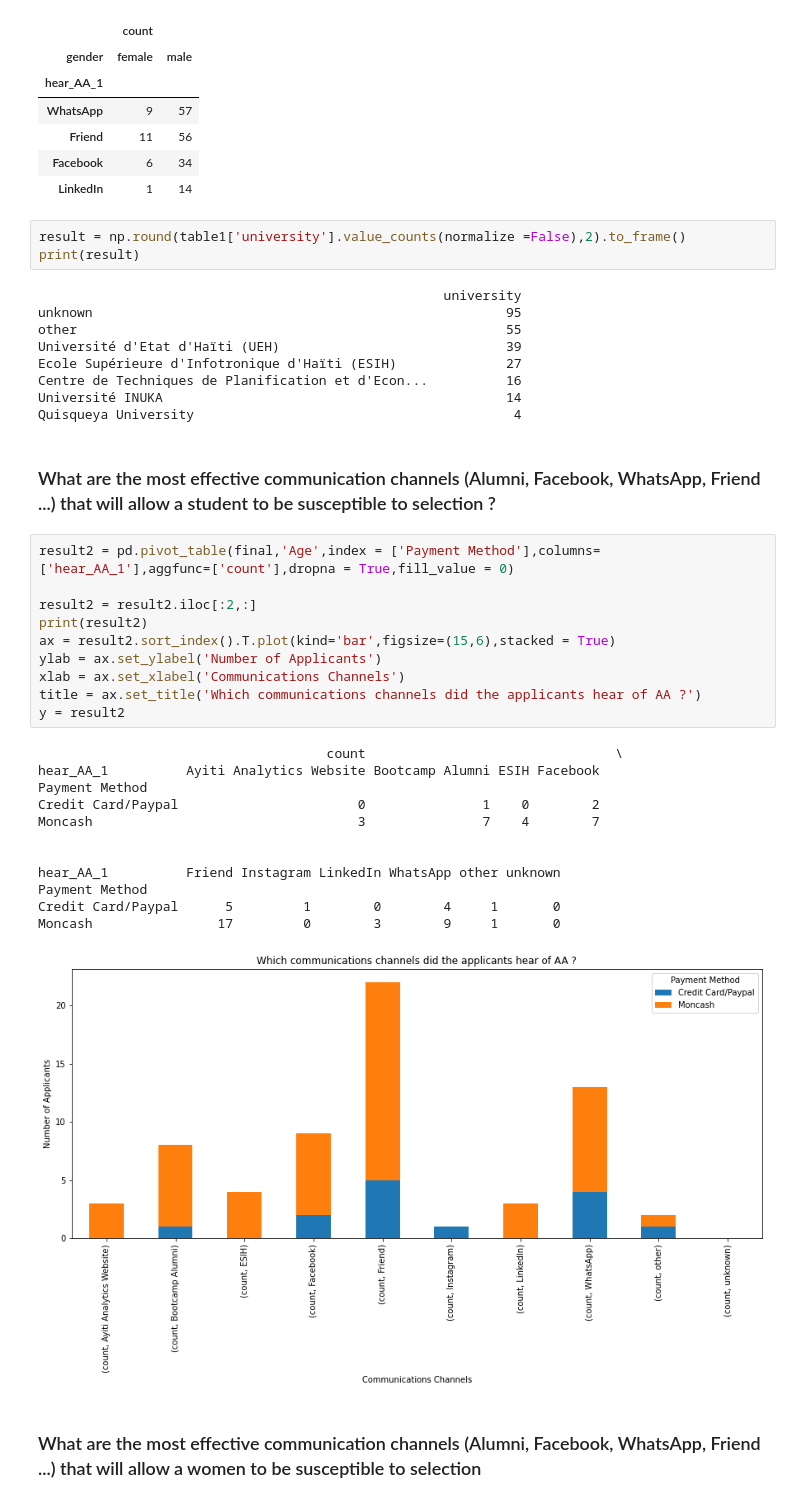
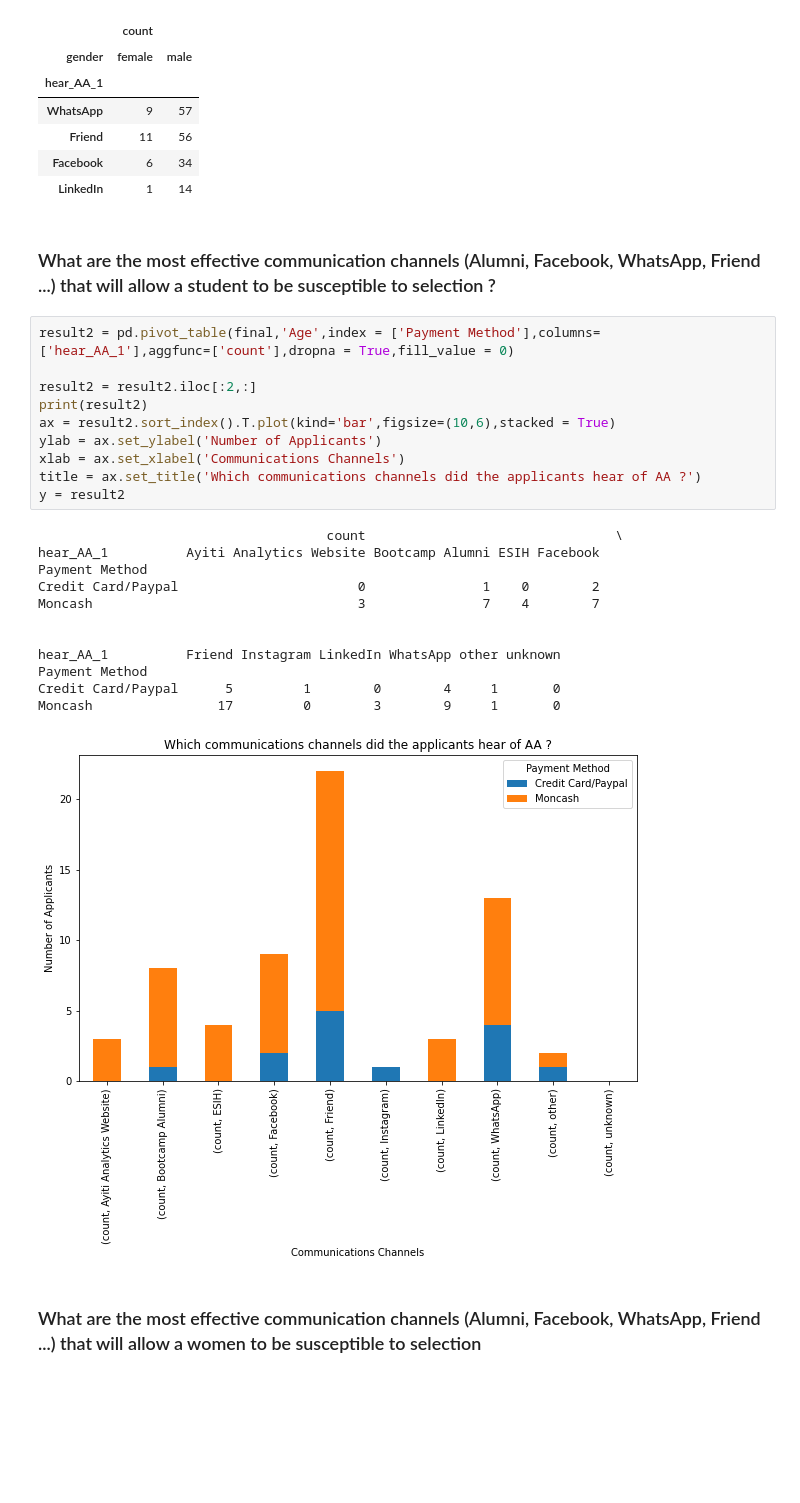
Before and after one commit to VIP509/Data-Processing-Project, a Jupyter notebook: Dataprocess1.ipynb, the cells around one changed output. Cells and saved outputs as stored; diff of their text form; blank space fills up the shorter version.

```diff
--- a/Dataprocess1.ipynb
+++ b/Dataprocess1.ipynb
@@ -372,43 +433,31 @@ result2
 | Friend | 11 | 56 |
 | Facebook | 6 | 34 |
 | LinkedIn | 1 | 14 |
-# %%
-result = np.round(table1['university'].value_counts(normalize =False),2).to_frame()
-print(result)
-# %% [output]
-                                                    university
-unknown                                                     95
-other                                                       55
-Université d'Etat d'Haïti (UEH)                             39
-Ecole Supérieure d'Infotronique d'Haïti (ESIH)              27
-Centre de Techniques de Planification et d'Econ...          16
-Université INUKA                                            14
-Quisqueya University                                         4
 # %% [markdown]
 ### What are the most effective communication channels (Alumni, Facebook, WhatsApp, Friend ...) that will allow a student to be susceptible to selection ?
 # %%
 result2 = pd.pivot_table(final,'Age',index = ['Payment Method'],columns=['hear_AA_1'],aggfunc=['count'],dropna = True,fill_value = 0)
 
 result2 = result2.iloc[:2,:]
 print(result2)
-ax = result2.sort_index().T.plot(kind='bar',figsize=(15,6),stacked = True)
+ax = result2.sort_index().T.plot(kind='bar',figsize=(10,6),stacked = True)
 ylab = ax.set_ylabel('Number of Applicants')
 xlab = ax.set_xlabel('Communications Channels')
 title = ax.set_title('Which communications channels did the applicants hear of AA ?')
 y = result2
 # %% [output]
                                      count                                \
 hear_AA_1          Ayiti Analytics Website Bootcamp Alumni ESIH Facebook
 Payment Method
 Credit Card/Paypal                       0               1    0        2
 Moncash                                  3               7    4        7
 
 
 hear_AA_1          Friend Instagram LinkedIn WhatsApp other unknown
 Payment Method
 Credit Card/Paypal      5         1        0        4     1       0
 Moncash                17         0        3        9     1       0
-[figure, old version]
+[figure, new version]
 # %% [markdown]
 ### What are the most effective communication channels (Alumni, Facebook, WhatsApp, Friend ...) that will allow a women to be susceptible to selection
 # %%
```
Also changed, not shown: parts of 12 cells of this notebook.
